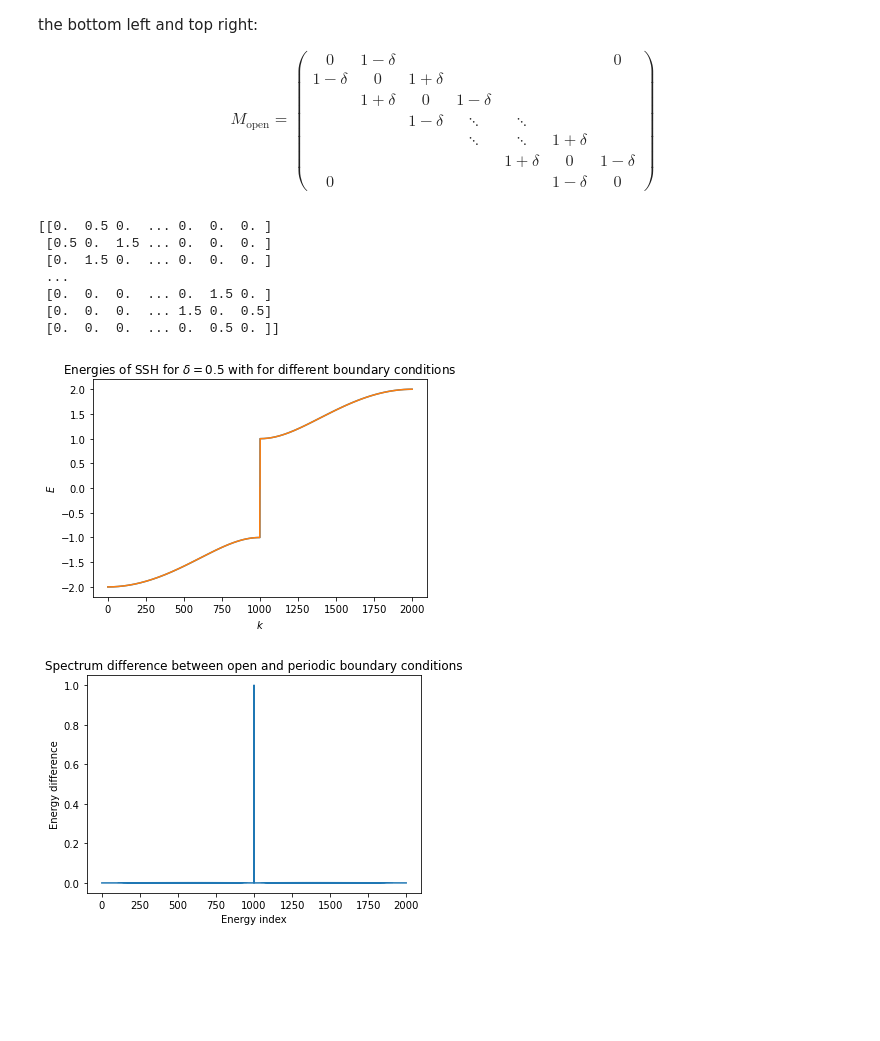
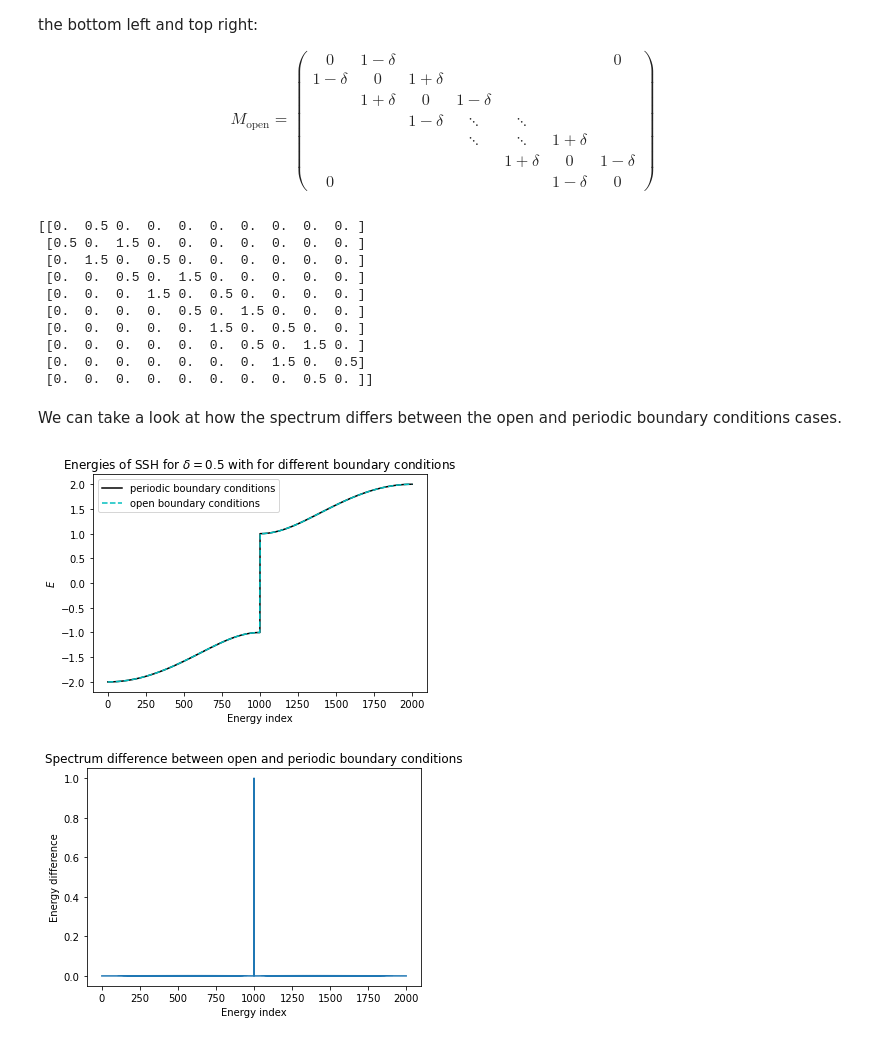
Before and after one commit to Adrien-Kahn/Topological-Theory-in-Condensed-Matter, a Jupyter notebook: TD1/The SSH Model.ipynb, the cells around one changed output. Cells and saved outputs as stored; diff of their text form; code cells hidden in the pictures; blank space fills up the shorter version.

```diff
--- a/TD1/The SSH Model.ipynb
+++ b/TD1/The SSH Model.ipynb
@@ -115,43 +121,55 @@ $$M_\text{open} = \begin{pmatrix}
 0 &  &  & &  & 1-\delta & 0
 \end{pmatrix}$$
 # %%
-# Construct the matrix M for open boundary conditions
-
-delta = 0.5
+delta = 0.3
 N = 1000
 
-matrix_open = np.zeros((2*N, 2*N))
-i,j = np.indices((2*N, 2*N))
+def construct_matrix_open(delta, N):
+    """Construct the matrix M for open boundary conditions"""
+    matrix_open = np.zeros((2*N, 2*N))
+    i,j = np.indices((2*N, 2*N))
 
-# Fill the superdiagonal
-matrix_open[(j==(i+1)) & (i%2 == 0)] = 1 - delta
-matrix_open[(j==(i+1)) & (i%2 == 1)] = 1 + delta
+    # Fill the superdiagonal
+    matrix_open[(j==(i+1)) & (i%2 == 0)] = 1 - delta
+    matrix_open[(j==(i+1)) & (i%2 == 1)] = 1 + delta
 
-# Fill the subdiagonal
-matrix_open += matrix_open.T
+    # Fill the subdiagonal
+    matrix_open += matrix_open.T
 
-print(matrix_open)
+    return matrix_open
 
-# Diagonalize the matrix M to get the eigenmodes
-eigvals_open, eigvecs_open = np.linalg.eigh(matrix_open)
+print(construct_matrix_open(0.5, 5))
 # %% [output]
-[[0.  0.5 0.  ... 0.  0.  0. ]
- [0.5 0.  1.5 ... 0.  0.  0. ]
- [0.  1.5 0.  ... 0.  0.  0. ]
- ...
- [0.  0.  0.  ... 0.  1.5 0. ]
- [0.  0.  0.  ... 1.5 0.  0.5]
- [0.  0.  0.  ... 0.  0.5 0. ]]
+[[0.  0.5 0.  0.  0.  0.  0.  0.  0.  0. ]
+ [0.5 0.  1.5 0.  0.  0.  0.  0.  0.  0. ]
+ [0.  1.5 0.  0.5 0.  0.  0.  0.  0.  0. ]
+ [0.  0.  0.5 0.  1.5 0.  0.  0.  0.  0. ]
+ [0.  0.  0.  1.5 0.  0.5 0.  0.  0.  0. ]
+ [0.  0.  0.  0.  0.5 0.  1.5 0.  0.  0. ]
+ [0.  0.  0.  0.  0.  1.5 0.  0.5 0.  0. ]
+ [0.  0.  0.  0.  0.  0.  0.5 0.  1.5 0. ]
+ [0.  0.  0.  0.  0.  0.  0.  1.5 0.  0.5]
+ [0.  0.  0.  0.  0.  0.  0.  0.  0.5 0. ]]
+# %% [markdown]
+We can take a look at how the spectrum differs between the open and periodic boundary conditions cases.
 # %%
+delta = 0.5
+N = 1000
+
+# Diagonalize the matrix M to get the eigenmodes for open and periodic boundary conditions
+eigvals_periodic, eigvecs_periodic = np.linalg.eigh(construct_matrix_periodic(delta, N))
+eigvals_open, eigvecs_open = np.linalg.eigh(construct_matrix_open(delta, N))
+
 # Plot the numerical energies for open and periodic boundary condition, in increasing order
-plt.plot(eigvals_periodic, label='periodic boundary conditions')
-plt.plot(eigvals_open, label='open boundary conditions')
-plt.xlabel(r"$k$")
+plt.plot(eigvals_periodic, 'k', label='periodic boundary conditions')
+plt.plot(eigvals_open, 'c--', label='open boundary conditions')
+plt.xlabel("Energy index")
 plt.ylabel(r"$E$")
 plt.title("Energies of SSH for $\delta = {}$ with for different boundary conditions".format(delta))
+plt.legend()
 print()
 # %% [output]
-[figure, old version]
+[figure, new version]
 # %%
 # Plot the energy difference between open and periodic boundary conditions when both are in increasing order
 spectrum_difference = abs(eigvals_periodic - eigvals_open)
```
Also changed, not shown: parts of 14 cells of this notebook.
